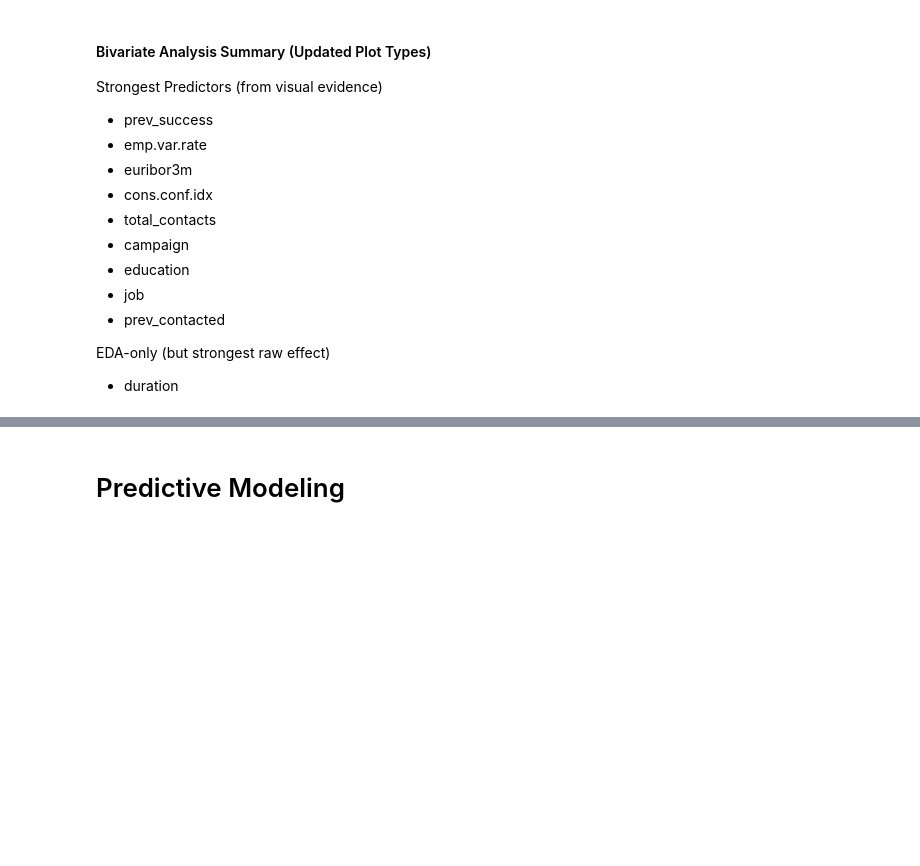
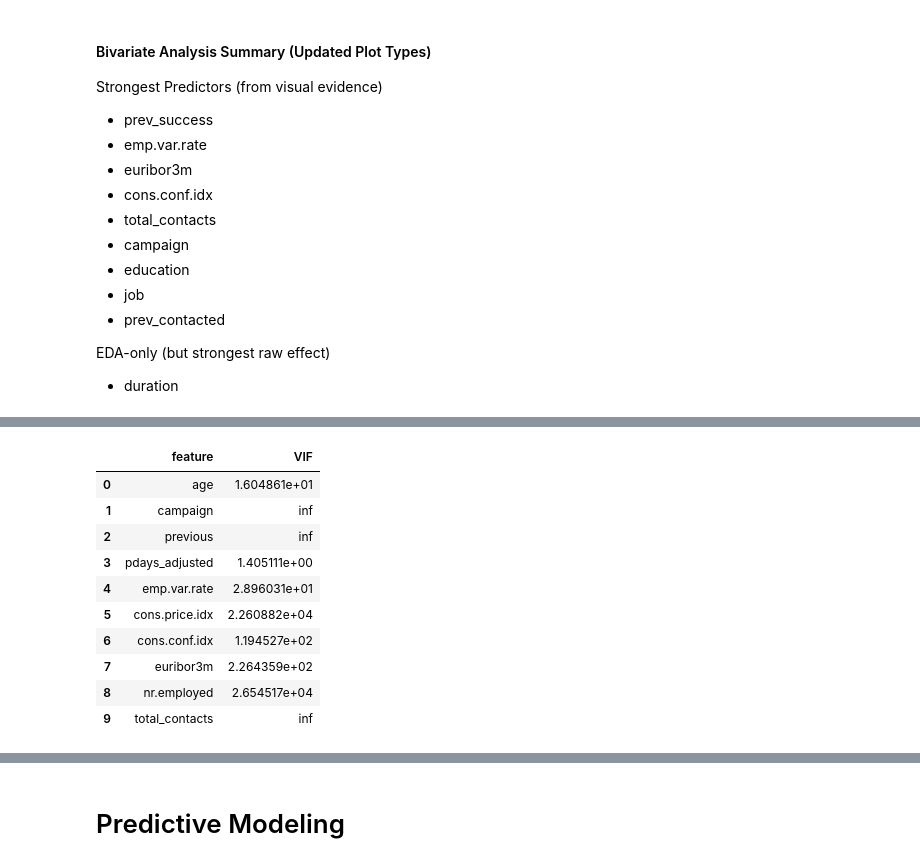
Before and after one commit to abduladebogun/Bank_Telemarketing_Campaigns_EDSB_Group_29, a Jupyter notebook: app.ipynb, the cells around one changed output, grey strips where cells are left out. Drawn from its saved outputs; the diff is of its cells as text; code cells hidden in the pictures; blank space fills up the shorter version.

```diff
--- a/app.ipynb
+++ b/app.ipynb
@@ -1398,0 +1580,20 @@ mi.head(15)
+# %%
+
+
+vif_df = pd.DataFrame()
+vif_df["feature"] = num_features
+vif_df["VIF"] = [variance_inflation_factor(df_clean[num_features].fillna(0).values, i)
+                 for i in range(len(num_features))]
+vif_df
+# %% [output]
+|  | feature | VIF |
+| 0 | age | 1.604861e+01 |
+| 1 | campaign | inf |
+| 2 | previous | inf |
+| 3 | pdays_adjusted | 1.405111e+00 |
+| 4 | emp.var.rate | 2.896031e+01 |
+| 5 | cons.price.idx | 2.260882e+04 |
+| 6 | cons.conf.idx | 1.194527e+02 |
+| 7 | euribor3m | 2.264359e+02 |
+| 8 | nr.employed | 2.654517e+04 |
+| 9 | total_contacts | inf |
```
Also changed, not shown: parts of 24 cells of this notebook.
